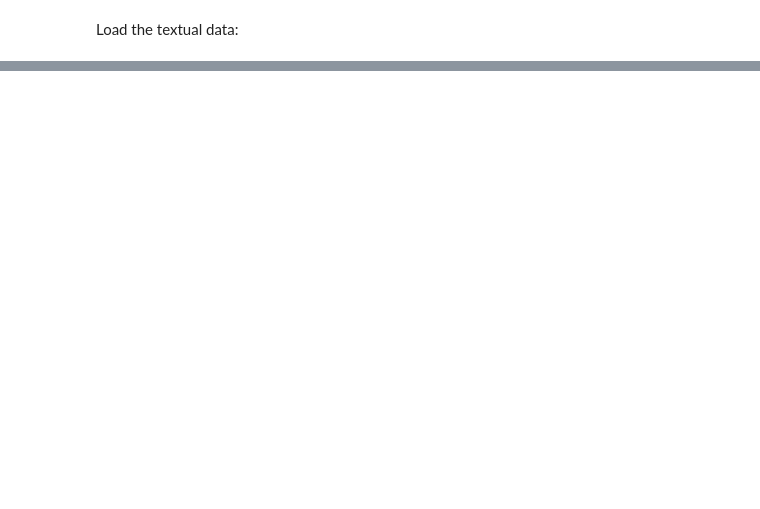
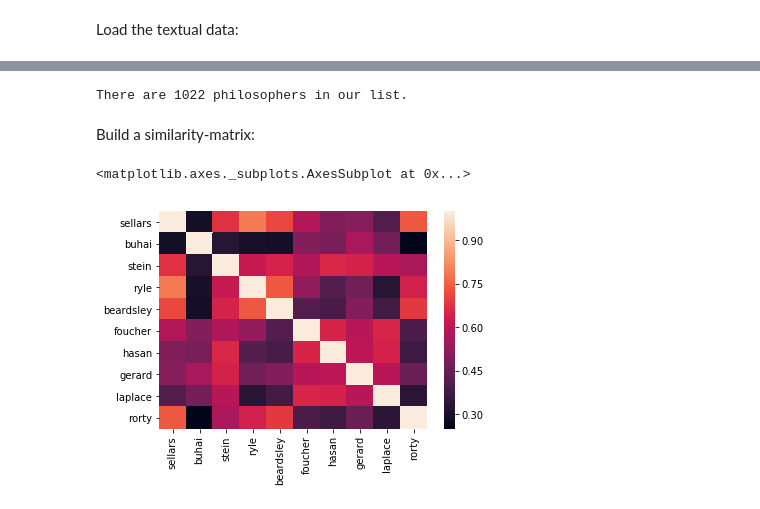
Before and after one commit to MNoichl/stanford_philosophy_word2vec, a Jupyter notebook: stanford_encyclopedia_word2vec.ipynb, the cells around one changed output, grey strips where cells are left out. Saved outputs shown, nothing was run; the diff lists cells and outputs as text; code cells hidden in the pictures; blank space fills up the shorter version.

Commit message:
added word2vec, philosophers list and umap

```diff
--- a/stanford_encyclopedia_word2vec.ipynb
+++ b/stanford_encyclopedia_word2vec.ipynb
@@ -35,0 +73,2 @@ print(texts
+# %%
+model = gensim.models.Word2Vec(texts, min_count=5)#, size=200, workers=10, window=5, iter=50)
@@ -35,0 +107,44 @@ print(texts
+# %%
+philosophers_new = []
+bs = ['Article', 'Category', 'Glossary', 'Outline', 'Portal']
+for x in philosophers:
+    y = x.split(' ')
+    if not set(bs).isdisjoint(y):
+        pass
+    else:
+        if 'of' in y:
+            break
+            #philosophers_new.append(y[0])
+        else:
+            philosophers_new.append(y[-1])
+# %%
+philosophers = []
+for x in philosophers_new:
+    if x.lower() in model.wv.vocab:
+        philosophers.append(x.lower())
+philosophers = list(set(philosophers))
+print('There are ' + str(len(philosophers)) + ' philosophers in our list.')
+# %% [output]
+There are 1022 philosophers in our list.
+# %% [markdown]
+Build a similarity-matrix:
+# %%
+philosophers_similarities = []
+for x in philosophers:
+    line = []
+    for y in philosophers:
+        line.append(model.similarity(x,y))
+    philosophers_similarities.append(line)
+# %%
+# Build a heatmap of some random similarity-scores
+
+idx = np.random.randint(len(philosophers), size=10)
+philosophers_sample = np.array(philosophers_similarities)[idx,:][:,idx]
+index = [philosophers[i] for i in idx]
+
+df = pd.DataFrame(philosophers_sample, index=index, columns=index)
+ax = sns.heatmap(df)
+ax
+# %% [output]
+<matplotlib.axes._subplots.AxesSubplot at 0x...>
+[figure, added]
```
Also changed, not shown: parts of 12 cells of this notebook.
